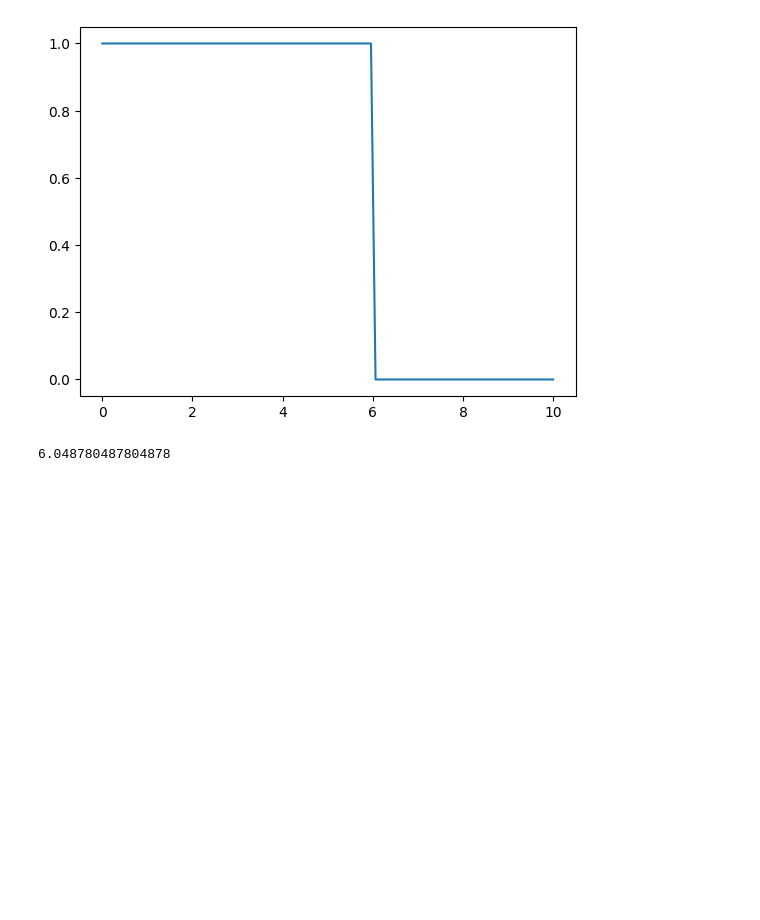
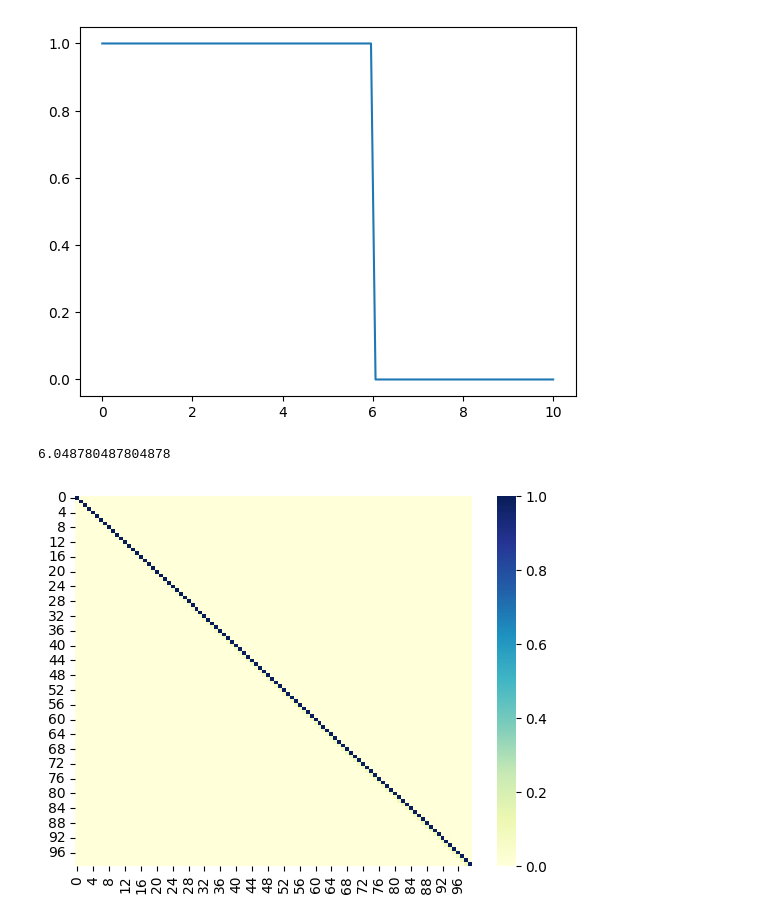
Before and after one commit to miguelgalviseli/Quantum_Photodynamics, a Jupyter notebook: ejemplo.ipynb, the cells around one changed output. Cells and saved outputs as stored; diff of their text form; code cells hidden in the pictures; blank space fills up the shorter version.

Commit message:
Matriz con Seaborn

```diff
--- a/ejemplo.ipynb
+++ b/ejemplo.ipynb
@@ -228,3 +228,44 @@ plt.show()
 248/41
 # %% [output]
 6.048780487804878
+# %%
+#Calculemos elementos de matriz
+import numpy as np
+import matplotlib.pyplot as plt
+from scipy.special import genlaguerre
+from scipy.special import factorial
+
+#Elementos de matriz para l mayor o igual que n
+def matrix_element(m,n, alpha):
+        return (alpha**(m-n))*np.sqrt(factorial(n)/factorial(m))*np.exp(-(abs(alpha)**2)/2)*genlaguerre(n,m-n)(abs(alpha)**2)
+
+#Elementos de matriz para l menor que n
+
+def matrix_element2(m,n, alpha):
+    if (n-m)<0:
+        print("Error: n debe ser mayor que m")
+        print(m, n, n-m)
+    return ((-alpha)**(n-m))*np.sqrt(factorial(m)/factorial(n))*np.exp(-(abs(alpha)**2)/2)*genlaguerre(n,n-m)(abs(alpha)**2)
+
+#Llenemos una matriz 3x3
+
+D=np.zeros((100,100))
+DT=np.zeros((100,100))
+
+for m in range(100):
+    for n in range(100):
+        if m>=n:
+            D[m,n]=matrix_element(m,n,0.01)
+            DT[m,n]=matrix_element(m,n,-0.01)
+        else:
+            D[m,n]=matrix_element2(m,n,0.01)
+            DT[m,n]=matrix_element2(m,n,-0.01)
+# %%
+#Mostremos la matriz más linda
+
+import seaborn as sns
+
+sns.heatmap(D,cmap="YlGnBu", vmin=0, vmax=1)
+plt.show()
+# %% [output]
+[figure, added]
```
